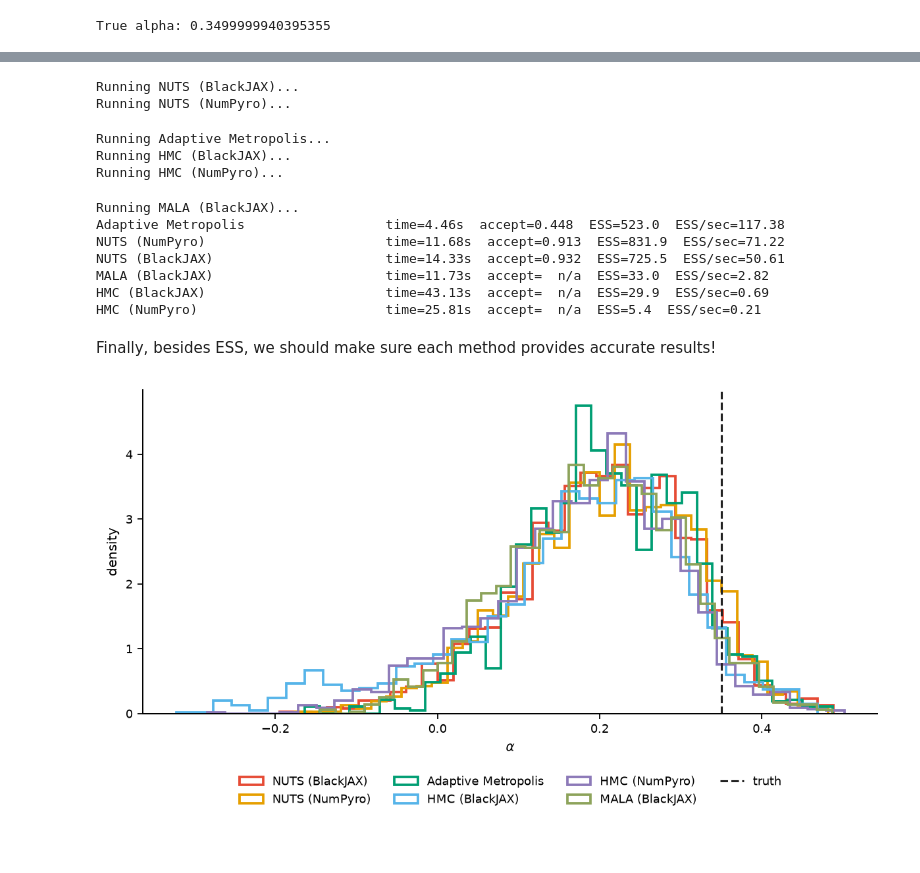
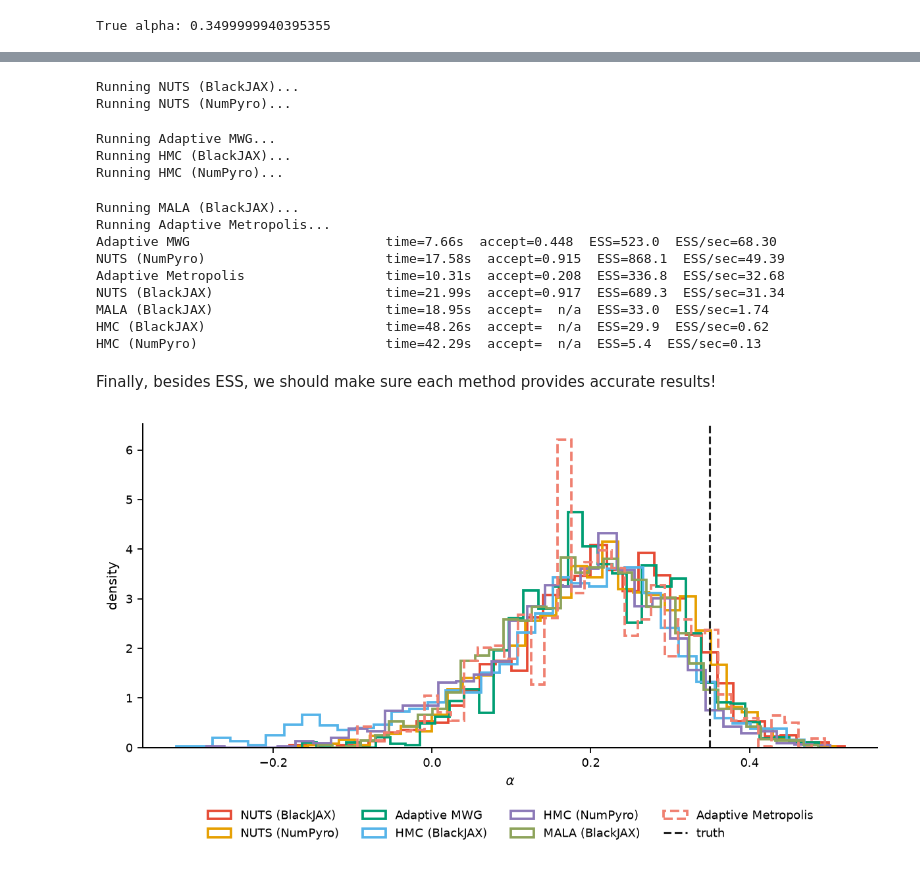
Before and after one commit to BasisResearch/dynestyx, a Jupyter notebook: docs/deep_dives/mcmc_inference_algorithm_comparison.ipynb, the cells around one changed output, grey strips where cells are left out. Cells and saved outputs as stored; diff of their text form; code cells hidden in the pictures.

```diff
--- a/docs/deep_dives/mcmc_inference_algorithm_comparison.ipynb
+++ b/docs/deep_dives/mcmc_inference_algorithm_comparison.ipynb
@@ -41,6 +41,7 @@ from numpyro.infer import Predictive
 from dynestyx import DiscreteTimeSimulator
 from dynestyx.inference.configs.mcmc import (
     AdaptiveMetropolisConfig,
+    AdaptiveMWGConfig,
     HMCConfig,
     MALAConfig,
     NUTSConfig,
@@ -56,6 +57,7 @@ STYLE_COLORS = {
     "muted_blue": "#56B4E9",
     "purple": "#8C79B8",
     "olive": "#8DA35B",
+    "salmon": "#F08070",
     "black": "#222222",
 }
 
@@ -221,8 +230,8 @@ samplers = [
         ),
     ),
     (
-        "Adaptive Metropolis",
-        AdaptiveMetropolisConfig(
+        "Adaptive MWG",
+        AdaptiveMWGConfig(
             num_samples=num_samples,
             num_warmup=num_warmup,
             num_chains=num_chains,
@@ -261,6 +270,17 @@ samplers = [
             step_size=5e-3,
         ),
     ),
+    (
+        "Adaptive Metropolis",
+        AdaptiveMetropolisConfig(
+            num_samples=num_samples,
+            num_warmup=num_warmup,
+            num_chains=num_chains,
+            initial_proposal_scale=0.02,
+            target_acceptance_rate=0.234,
+            adaptation_rate=0.6,
+        ),
+    ),
 ]
 
 results = []
@@ -282,23 +302,26 @@ for result in results_sorted:
 # %% [output]
 Running NUTS (BlackJAX)...
 Running NUTS (NumPyro)...
-Running Adaptive Metropolis...
+Running Adaptive MWG...
 Running HMC (BlackJAX)...
 Running HMC (NumPyro)...
 Running MALA (BlackJAX)...
-Adaptive Metropolis                  time=4.46s  accept=0.448  ESS=523.0  ESS/sec=117.38
-NUTS (NumPyro)                       time=11.68s  accept=0.913  ESS=831.9  ESS/sec=71.22
-NUTS (BlackJAX)                      time=14.33s  accept=0.932  ESS=725.5  ESS/sec=50.61
-MALA (BlackJAX)                      time=11.73s  accept=  n/a  ESS=33.0  ESS/sec=2.82
-HMC (BlackJAX)                       time=43.13s  accept=  n/a  ESS=29.9  ESS/sec=0.69
-HMC (NumPyro)                        time=25.81s  accept=  n/a  ESS=5.4  ESS/sec=0.21
+Running Adaptive Metropolis...
+Adaptive MWG                         time=7.66s  accept=0.448  ESS=523.0  ESS/sec=68.30
+NUTS (NumPyro)                       time=17.58s  accept=0.915  ESS=868.1  ESS/sec=49.39
+Adaptive Metropolis                  time=10.31s  accept=0.208  ESS=336.8  ESS/sec=32.68
+NUTS (BlackJAX)                      time=21.99s  accept=0.917  ESS=689.3  ESS/sec=31.34
+MALA (BlackJAX)                      time=18.95s  accept=  n/a  ESS=33.0  ESS/sec=1.74
+HMC (BlackJAX)                       time=48.26s  accept=  n/a  ESS=29.9  ESS/sec=0.62
+HMC (NumPyro)                        time=42.29s  accept=  n/a  ESS=5.4  ESS/sec=0.13
 # %% [markdown]
 Finally, besides ESS, we should make sure each method provides accurate results!
 # %%
 method_colors = {
     "NUTS (BlackJAX)": STYLE_COLORS["warm_red"],
     "NUTS (NumPyro)": STYLE_COLORS["orange"],
-    "Adaptive Metropolis": STYLE_COLORS["teal"],
+    "Adaptive MWG": STYLE_COLORS["teal"],
+    "Adaptive Metropolis": STYLE_COLORS["salmon"],
     "HMC (BlackJAX)": STYLE_COLORS["muted_blue"],
     "HMC (NumPyro)": STYLE_COLORS["purple"],
     "MALA (BlackJAX)": STYLE_COLORS["olive"],
@@ -310,31 +333,32 @@ for result in results:
         result["alpha_samples"],
         bins=35,
         density=True,
         histtype="step",
         color=method_colors[result["name"]],
         linewidth=1.7,
+        linestyle="--" if result["name"] == "Adaptive Metropolis" else "-",
         label=result["name"],
     )
 
 ax.axvline(
     float(true_params["alpha"]),
     color=STYLE_COLORS["black"],
     linestyle="--",
     linewidth=1.4,
     label="truth",
 )
 ax.set(xlabel=r"$\alpha$", ylabel="density")
 despine_curve_axis(ax)
 ax.legend(
     ncols=4,
     loc="upper center",
     bbox_to_anchor=(0.5, -0.16),
 )
 fig.subplots_adjust(bottom=0.24)
 output_dir = Path("../../outputs")
 output_dir.mkdir(parents=True, exist_ok=True)
 fig.savefig(output_dir / "mcmc_algorithm_comparison.pdf")
 fig.savefig(output_dir / "mcmc_algorithm_comparison.png", dpi=300)
 plt.show()
 # %% [output]
-[figure, old version]
+[figure, new version]
```
Also changed, not shown: parts of 2 cells of this notebook, 11 other files.
